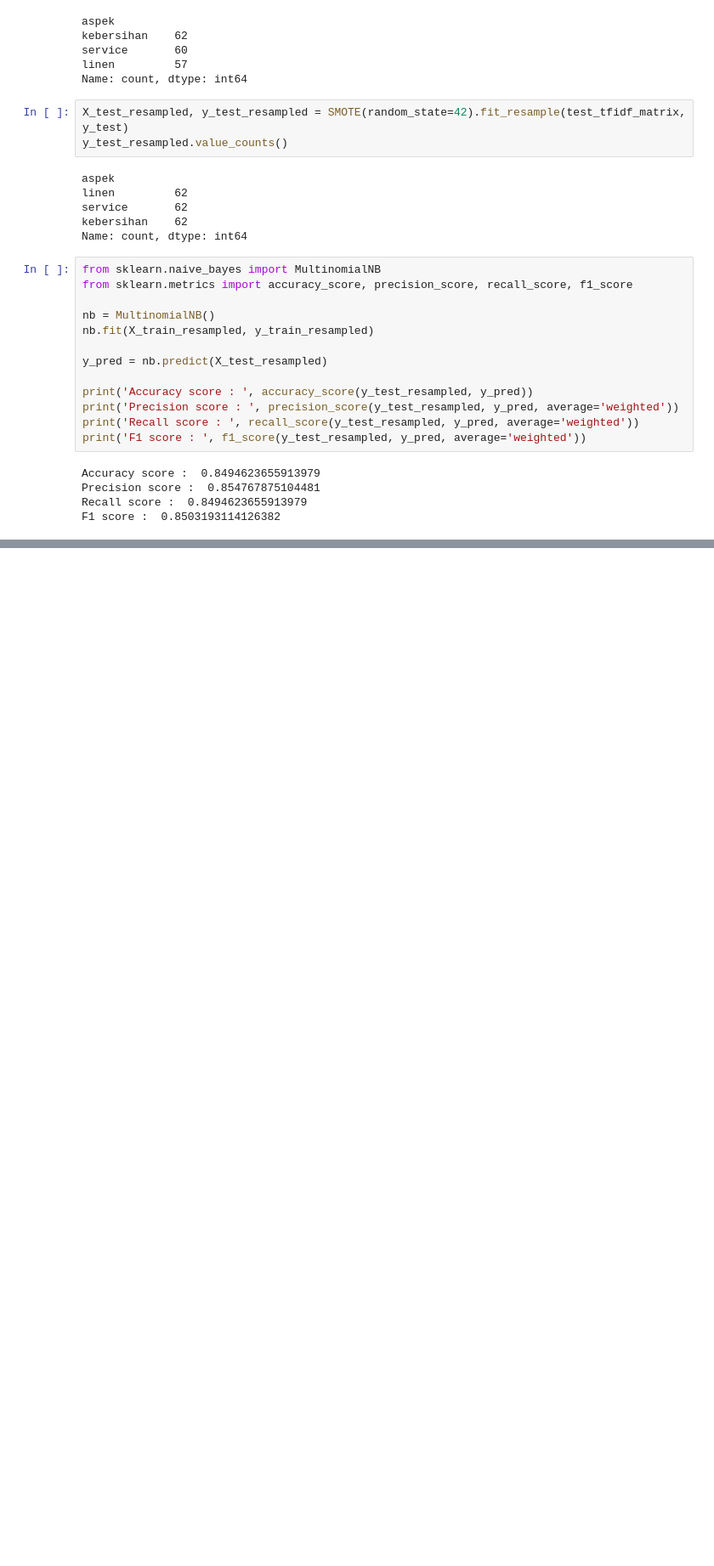
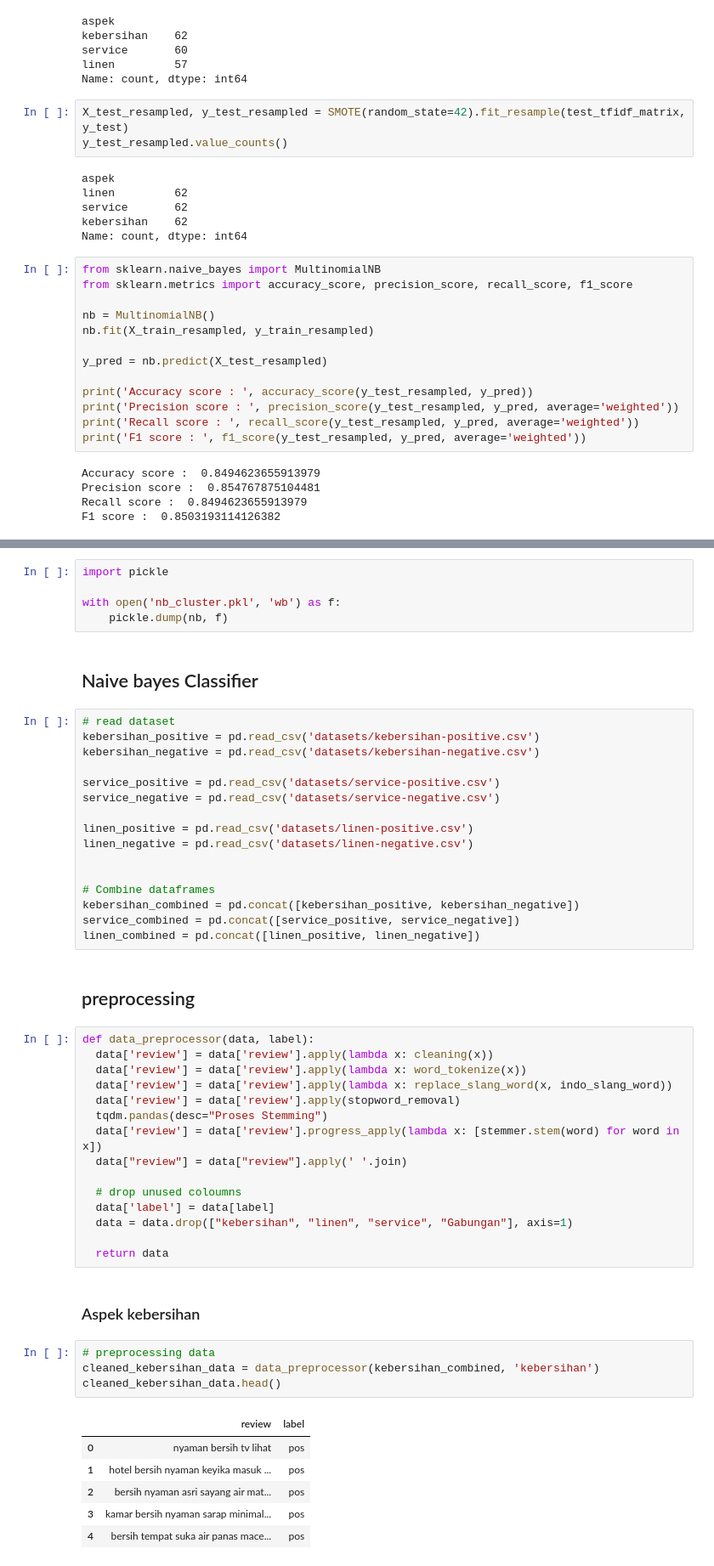
Before and after one commit to trisnawahyudiii/pmddt-kelompok-2, a Jupyter notebook: models/k-means.ipynb, the cells around one changed output, grey strips where cells are left out. Shown at 85% size. Cells and saved outputs as stored; diff of their text form; blank space fills up the shorter version.

```diff
--- a/models/k-means.ipynb
+++ b/models/k-means.ipynb
@@ -615,0 +639,53 @@ F1 score :  0.8503193114126382
+# %%
+import pickle
+
+with open('nb_cluster.pkl', 'wb') as f:
+    pickle.dump(nb, f)
+# %% [markdown]
+## Naive bayes Classifier
+# %%
+# read dataset
+kebersihan_positive = pd.read_csv('datasets/kebersihan-positive.csv')
+kebersihan_negative = pd.read_csv('datasets/kebersihan-negative.csv')
+
+service_positive = pd.read_csv('datasets/service-positive.csv')
+service_negative = pd.read_csv('datasets/service-negative.csv')
+
+linen_positive = pd.read_csv('datasets/linen-positive.csv')
+linen_negative = pd.read_csv('datasets/linen-negative.csv')
+
+
+# Combine dataframes
+kebersihan_combined = pd.concat([kebersihan_positive, kebersihan_negative])
+service_combined = pd.concat([service_positive, service_negative])
+linen_combined = pd.concat([linen_positive, linen_negative])
+# %% [markdown]
+## preprocessing
+# %%
+def data_preprocessor(data, label):
+  data['review'] = data['review'].apply(lambda x: cleaning(x))
+  data['review'] = data['review'].apply(lambda x: word_tokenize(x))
+  data['review'] = data['review'].apply(lambda x: replace_slang_word(x, indo_slang_word))
+  data['review'] = data['review'].apply(stopword_removal)
+  tqdm.pandas(desc="Proses Stemming")
+  data['review'] = data['review'].progress_apply(lambda x: [stemmer.stem(word) for word in x])
+  data["review"] = data["review"].apply(' '.join)
+
+  # drop unused coloumns
+  data['label'] = data[label]
+  data = data.drop(["kebersihan", "linen", "service", "Gabungan"], axis=1)
+
+  return data
+# %% [markdown]
+### Aspek kebersihan
+# %%
+# preprocessing data
+cleaned_kebersihan_data = data_preprocessor(kebersihan_combined, 'kebersihan')
+cleaned_kebersihan_data.head()
+# %% [output]
+|  | review | label |
+| 0 | nyaman bersih tv lihat | pos |
+| 1 | hotel bersih nyaman keyika masuk ... | pos |
+| 2 | bersih nyaman asri sayang air mat... | pos |
+| 3 | kamar bersih nyaman sarap minimal... | pos |
+| 4 | bersih tempat suka air panas mace... | pos |
```
Also changed, not shown: parts of 41 cells of this notebook, 34 other files.
